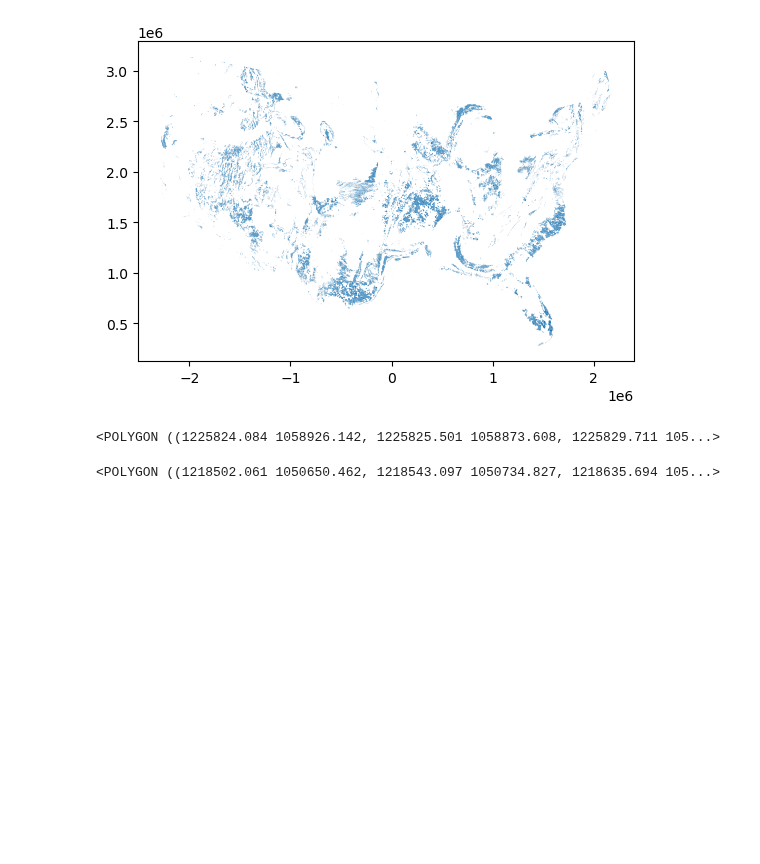
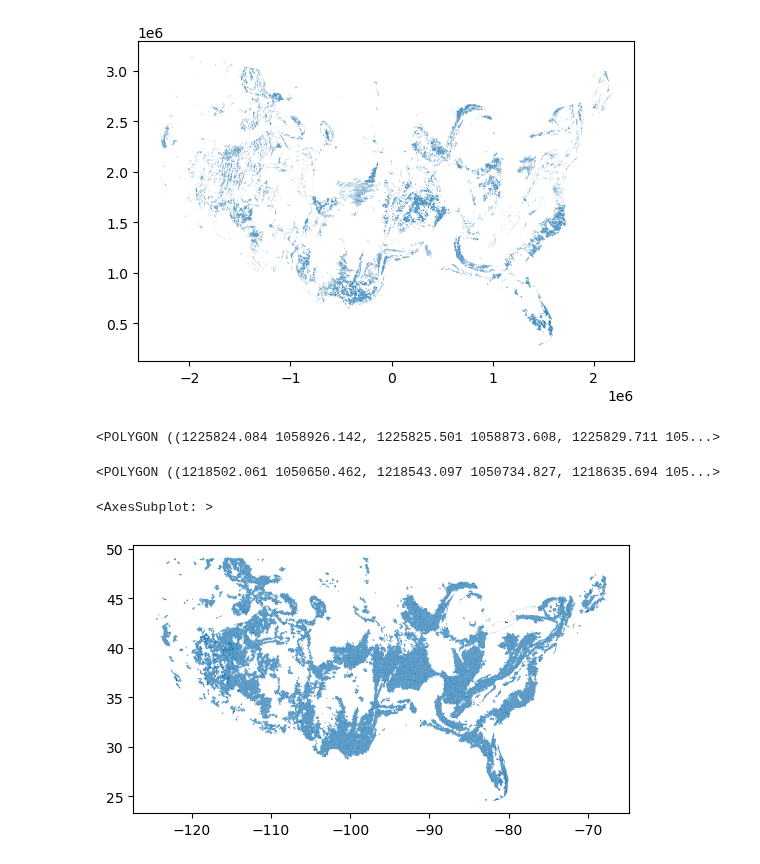
Before and after one commit to CovingtonResearchGroup/sinkhole_analysis, a Jupyter notebook: Add-carb-hucs-without-sinks.ipynb, the cells around one changed output. Drawn from its saved outputs; the diff is of its cells as text; code cells hidden in the pictures; blank space fills up the shorter version.

```diff
--- a/Add-carb-hucs-without-sinks.ipynb
+++ b/Add-carb-hucs-without-sinks.ipynb
@@ -175,3 +175,11 @@ trimmed_huc
 <POLYGON ((1218502.061 1050650.462, 1218543.097 1050734.827, 1218635.694 105...>
 # %%
 df.to_file('zero_sink_hucs.shp')
+# %%
+hucs_on_carbs = gpd.read_file('huc12_on_carbs.shp')
+# %%
+hucs_on_carbs_no_big = hucs_on_carbs[hucs_on_carbs.areasqkm<1000]
+hucs_on_carbs_no_big.plot()
+# %% [output]
+<AxesSubplot: >
+[figure, added]
```
Also changed, not shown: parts of 1 cell of this notebook, 1 other file.
